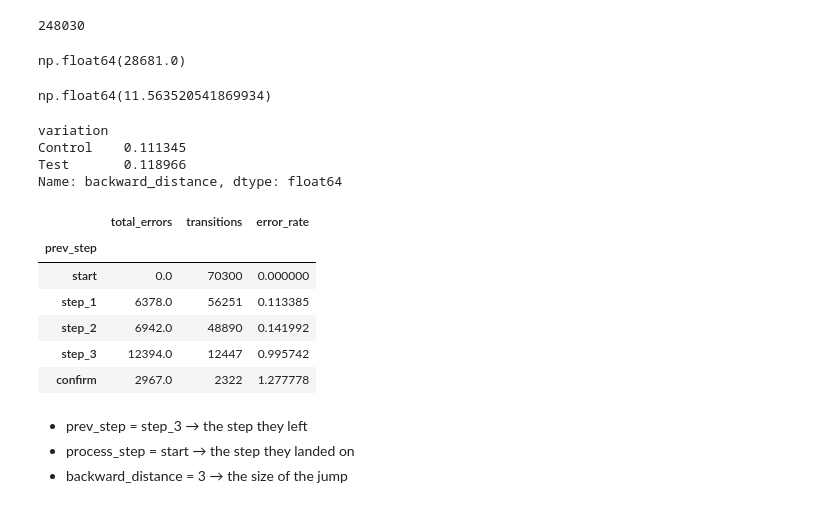
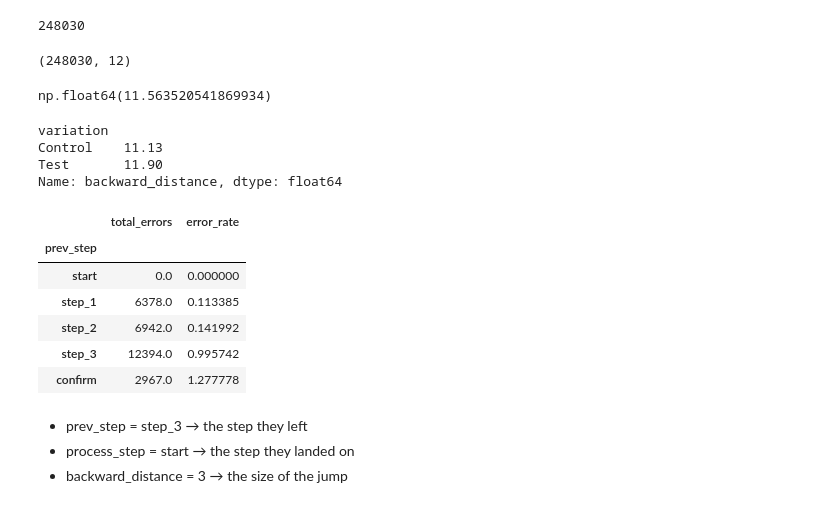
Before and after one commit to mhananem/vanguard_abtest_project, a Jupyter notebook: exp_web_data_cleaning.ipynb, the cells around one changed output. Saved outputs shown, nothing was run; the diff lists cells and outputs as text; code cells hidden in the pictures.

```diff
--- a/exp_web_data_cleaning.ipynb
+++ b/exp_web_data_cleaning.ipynb
@@ -396,10 +431,10 @@ df_sorted.head(5)
 len(df_sorted)
 # %% [output]
 248030
-# %%
-df_sorted['backward_distance'].sum()
-# %% [output]
-np.float64(28681.0)
+# %%
+df_sorted.shape
+# %% [output]
+(248030, 12)
 # %%
 # A.Overall weighted error rate
 overall_error_rate = df_sorted['backward_distance'].sum()*100 / len(df_sorted)
@@ -409,27 +444,28 @@ np.float64(11.563520541869934)
 # %%
 # B. Overall error rate per variation
 error_by_variation = df_sorted.groupby('variation')['backward_distance'].mean()
+error_by_variation = (error_by_variation * 100 ).round(2)
 error_by_variation
 # %% [output]
 variation
-Control    0.111345
-Test       0.118966
+Control    11.13
+Test       11.90
 Name: backward_distance, dtype: float64
 # %%
 error_by_step = (
     df_sorted.groupby('prev_step')['backward_distance']
-    .agg(total_errors='sum', transitions='count', error_rate='mean')
+    .agg(total_errors='sum', error_rate='mean')
     .reindex(['start', 'step_1', 'step_2', 'step_3', 'confirm'])
 )
 error_by_step
 # %% [output]
-|  | total_errors | transitions | error_rate |
-| prev_step |  |  |  |
-| start | 0.0 | 70300 | 0.000000 |
-| step_1 | 6378.0 | 56251 | 0.113385 |
-| step_2 | 6942.0 | 48890 | 0.141992 |
-| step_3 | 12394.0 | 12447 | 0.995742 |
-| confirm | 2967.0 | 2322 | 1.277778 |
+|  | total_errors | error_rate |
+| prev_step |  |  |
+| start | 0.0 | 0.000000 |
+| step_1 | 6378.0 | 0.113385 |
+| step_2 | 6942.0 | 0.141992 |
+| step_3 | 12394.0 | 0.995742 |
+| confirm | 2967.0 | 1.277778 |
 # %% [markdown]
 - prev_step = step_3 → the step they left
 - process_step = start → the step they landed on
```
Also changed, not shown: parts of 5 cells of this notebook.
